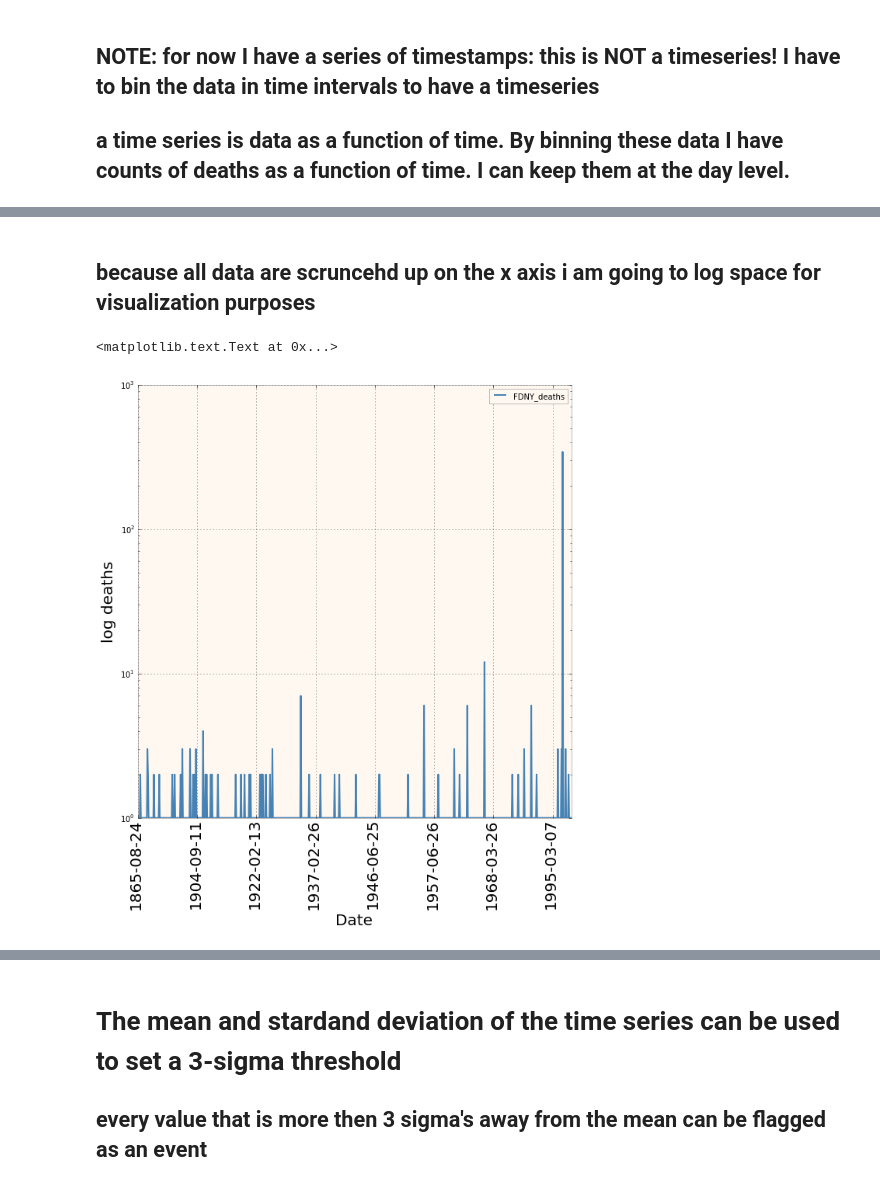
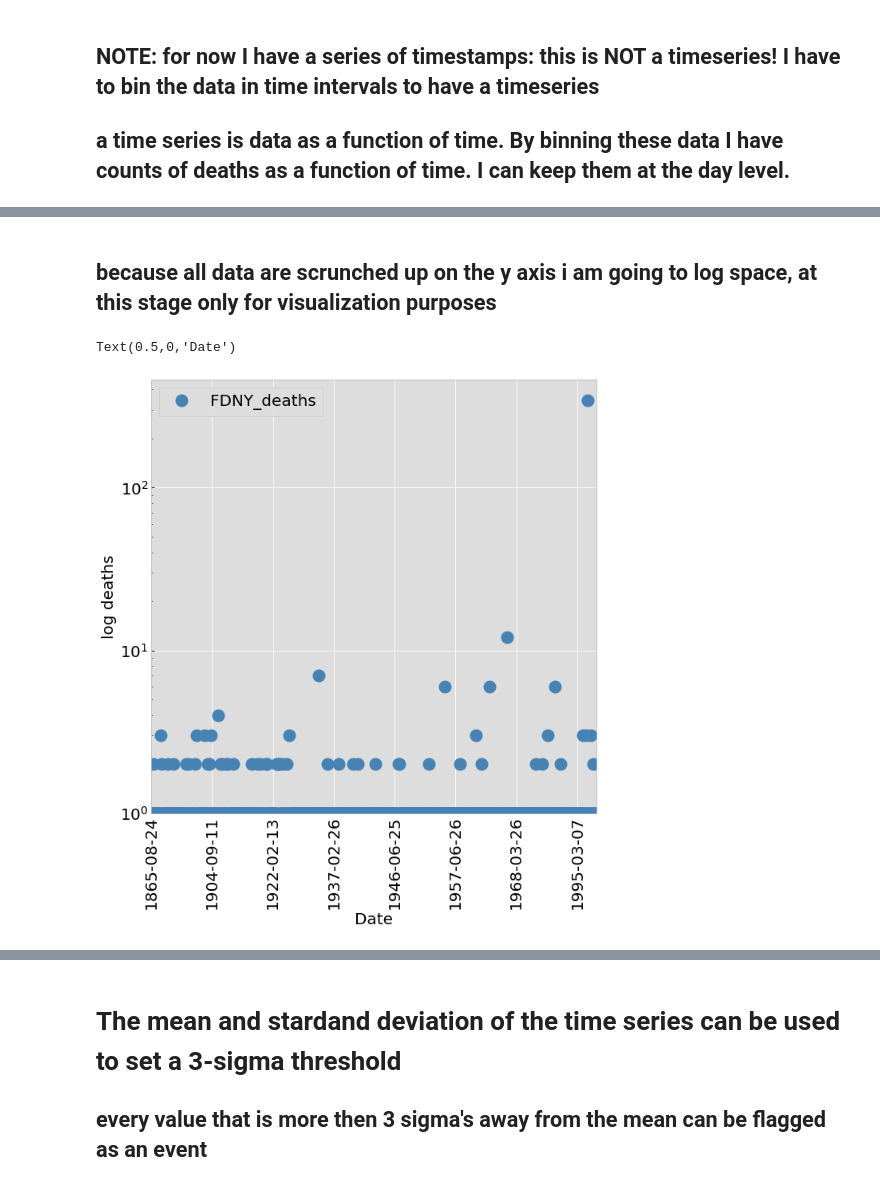
Before and after one commit to fedhere/UInotebooks, a Jupyter notebook: timeseries/FDNYdeaths.ipynb, the cells around one changed output, grey strips where cells are left out. Saved outputs shown, nothing was run; the diff lists cells and outputs as text; code cells hidden in the pictures.

```diff
--- a/timeseries/FDNYdeaths.ipynb
+++ b/timeseries/FDNYdeaths.ipynb
@@ -6,15 +6,15 @@ import pandas as pd
 import os
 import json
 
-s = json.load(open(os.getenv('PUI2015')+'/fbb_matplotlibrc.json'));
+s = json.load(open(os.getenv('PUI2016')+'/fbb_matplotlibrc.json'));
 pl.rcParams.update(s)
 
 %pylab inline
 # %% [output]
 Populating the interactive namespace from numpy and matplotlib
 # %%
-dataset = pd.read_csv(os.getenv("PUI2015")+"/FDNY_Line_Of_Duty_Deaths.csv")
-dataset.head()
+fdny = pd.read_csv(os.getenv("PUI2015")+"/FDNY_Line_Of_Duty_Deaths.csv")
+fdny.head()
 # %% [output]
 |  | Rank | Name | Unit | Date |
 | 0 | FIREFIGHTER | THOMAS J. CONNOLLY | LADDER 28 | April 10, 1924 |
@@ -47,5 +47,4 @@ Name: Date, dtype: datetime64[ns]
 # %%
 #to remove the hours i apply a function to my converter
 #which extracts the date only from the new datetime object
-dataset.Date = pd.to_datetime(dataset.Date).apply( lambda x: x.date() )
-dataset.Date[:10]
+fdny.Date = pd.to_datetime(fdny.Date).apply( lambda x: x.date() )
@@ -65,7 +52,7 @@ Name: Date, dtype: object
 ## NOTE: for now I have a series of timestamps: this is NOT a timeseries! I have to bin the data in time intervals to have a timeseries
 ## a time series is data as a function of time. By binning these data I have counts of deaths as a function of time. I can keep them at the day level.
 # %%
-FSNYts = dataset[['Date', 'Name']].groupby('Date').count()#.agg('count')
+FSNYts = fdny[['Date', 'Name']].groupby('Date').count()#.agg('count')
 FSNYts.rename(index=str, columns={"Name": "FDNY_deaths"}, inplace=True)
 FSNYts.columns
 # %% [output]
@@ -80,11 +72,14 @@ pl.ylim(-20,pl.ylim()[1])
 # %% [markdown]
-## because all data are scruncehd up on the x axis i am going to log space for visualization purposes
+## because all data are scrunched up on the y axis i am going to log space, at this stage only for visualization purposes
 # %%
-ax = FSNYts.plot(logy=True, figsize=(10,10))
+ax = FSNYts.plot(logy=True, figsize=(10,10), style=".", ms=30)
 pl.xticks(rotation=90, fontsize=20)
 
+pl.yticks(fontsize=20)
+pl.ylim(-20, pl.ylim()[1])
+pl.legend(fontsize=20)
 pl.ylabel("log deaths", fontsize=20)
 pl.xlabel("Date", fontsize=20)
 # %% [output]
-<matplotlib.text.Text at 0x...>
+Text(0.5,0,'Date')
-[figure, old version]
+[figure, new version]
```
Also changed, not shown: parts of 10 cells of this notebook, 1 other file.
